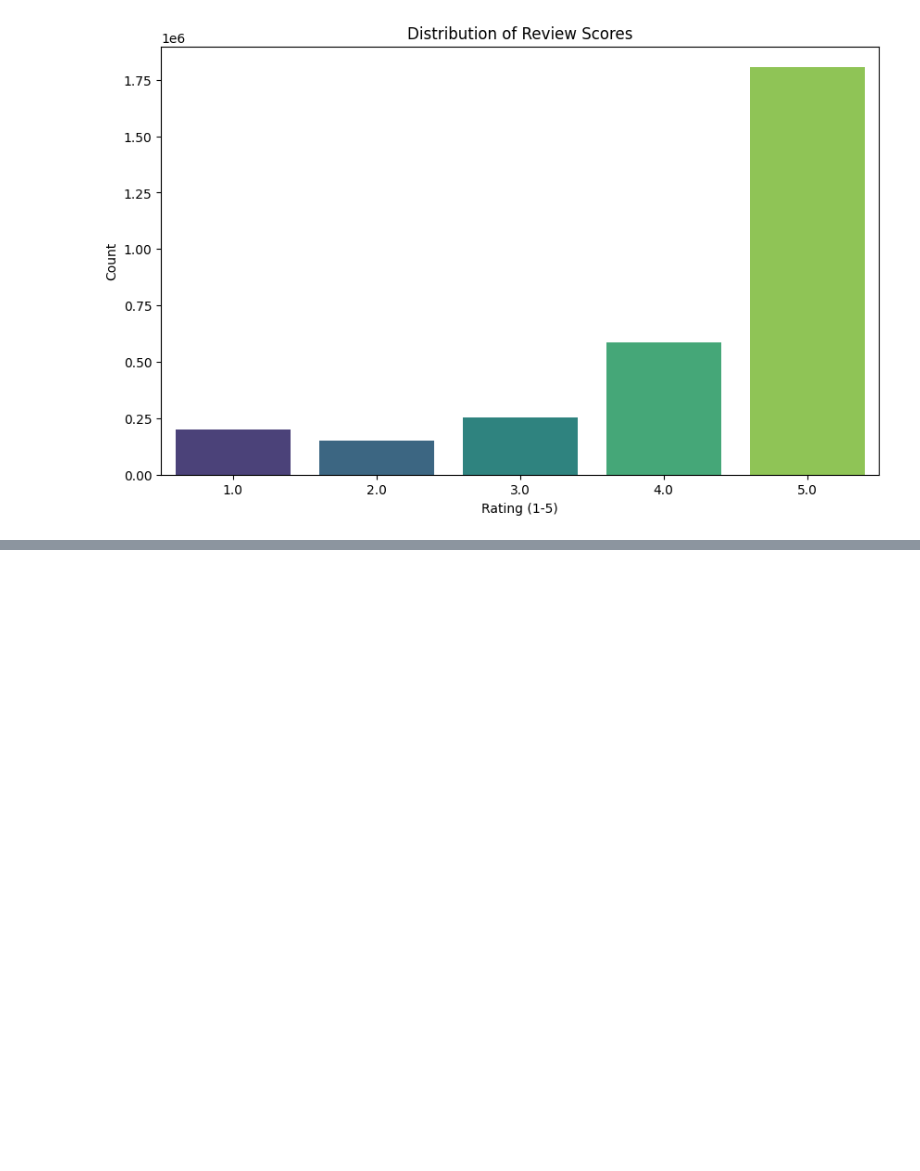
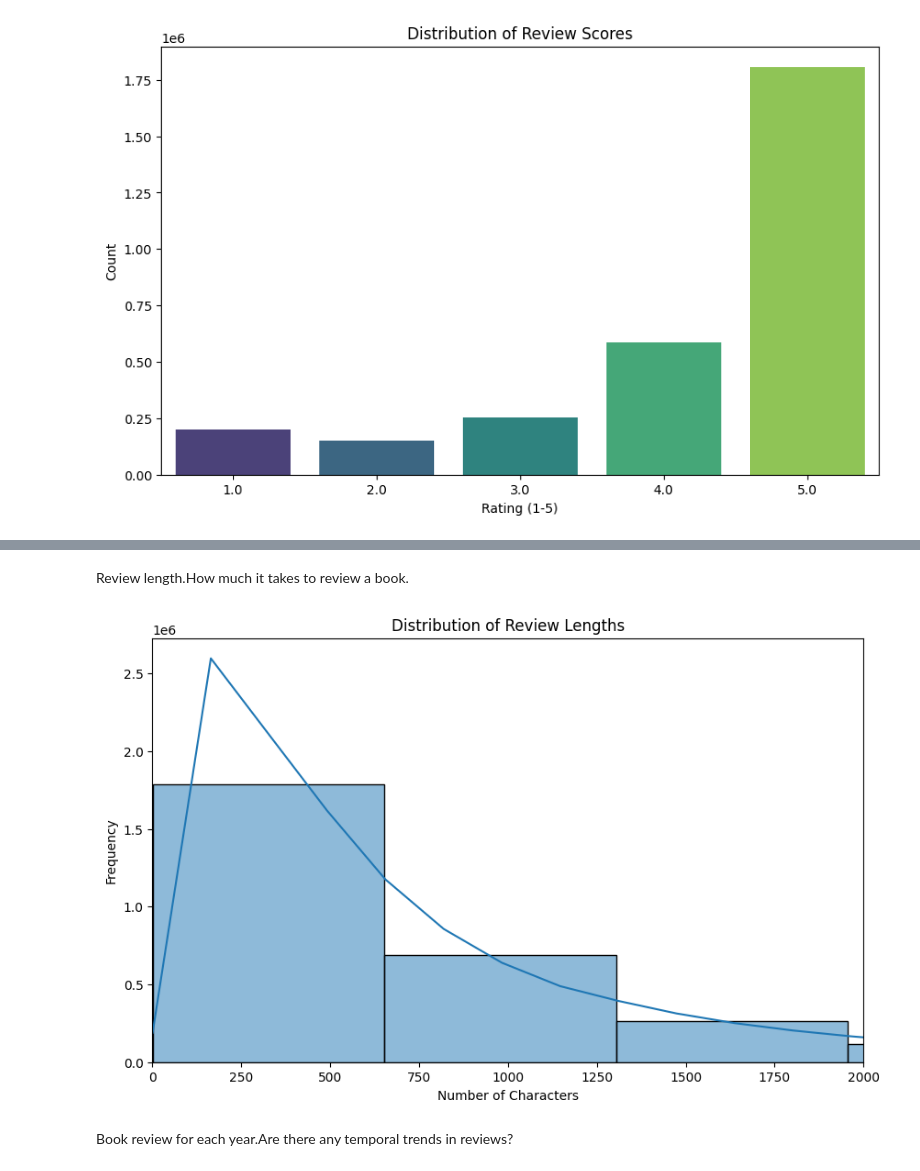
Before and after one commit to VIOLDAVE/Massive-Algorithm, a Jupyter notebook: Market.ipynb, the cells around one changed output, grey strips where cells are left out. Cells and saved outputs as stored; diff of their text form; code cells hidden in the pictures; blank space fills up the shorter version.

```diff
--- a/Market.ipynb
+++ b/Market.ipynb
@@ -179,0 +180,19 @@ AttributeError: 'ExprStringNameSpace' object has no attribute 'len'
+# %% [markdown]
+Review length.How much it takes to review a book.
+# %%
+#  review length column
+df = df.with_columns(
+    pl.col("review/text").str.len_chars().alias("review_length")
+)
+# %%
+plt.figure(figsize=(10, 6))
+sns.histplot(df["review_length"].to_numpy(), bins=50, kde=True)
+plt.title("Distribution of Review Lengths")
+plt.xlabel("Number of Characters")
+plt.ylabel("Frequency")
+plt.xlim(0, 2000)  #adjust as needed
+plt.show()
+# %% [output]
+[figure, added]
+# %% [markdown]
+Book review for each year.Are there any temporal trends in reviews?
```
Also changed, not shown: parts of 15 cells of this notebook.
